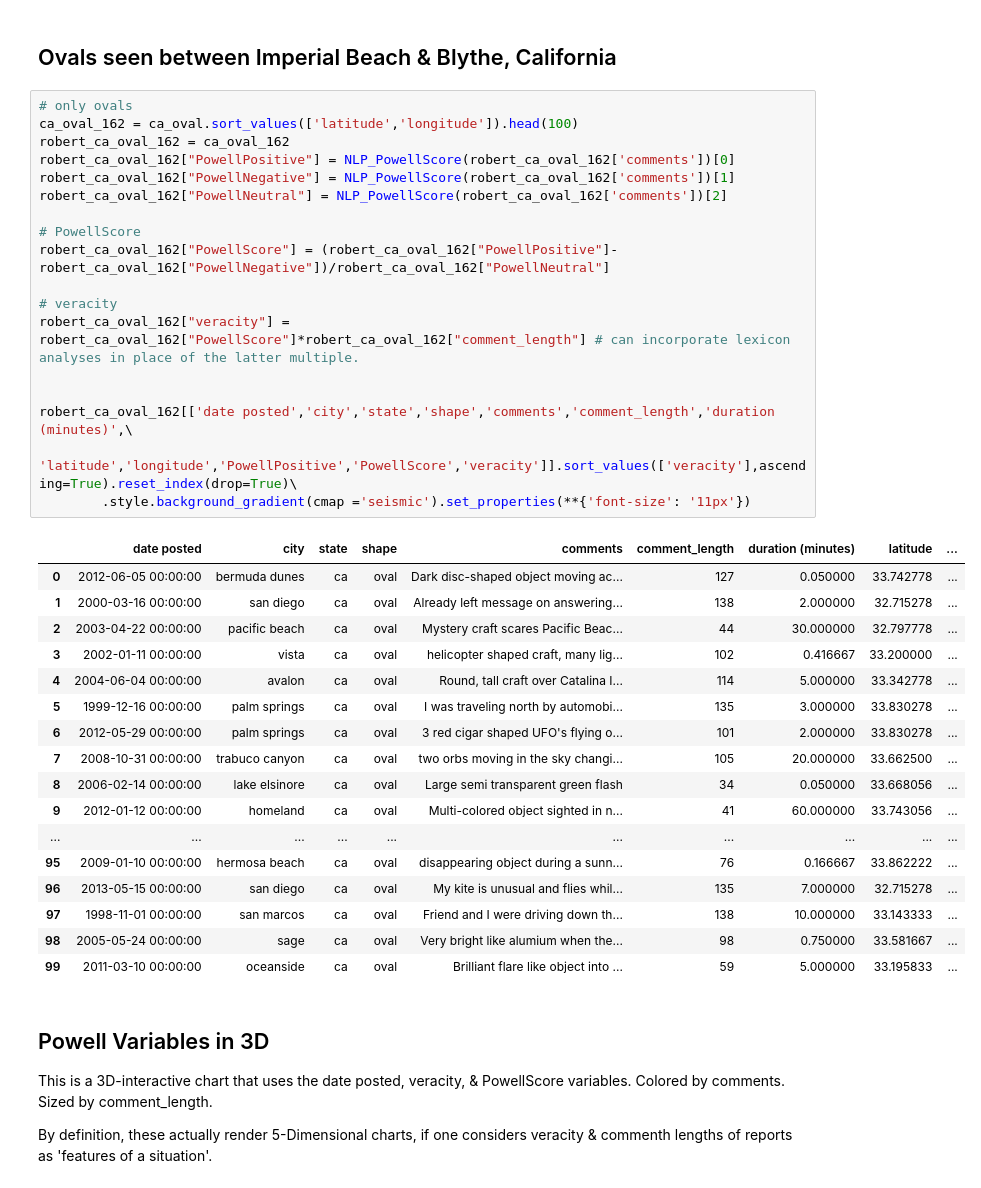
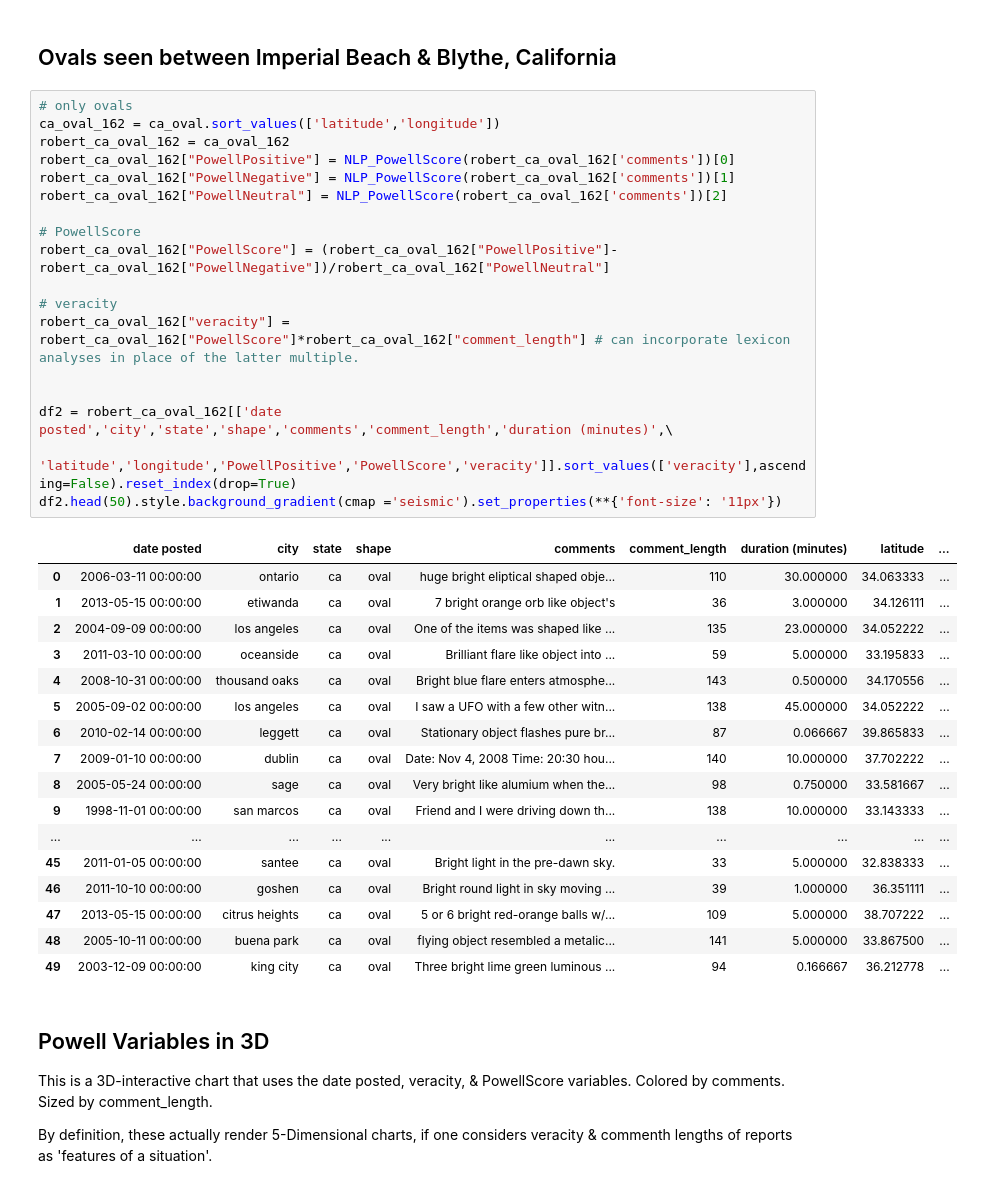
Before and after one commit to DaScient/UACP, a Jupyter notebook: uacp-defining-powellscore-veracity-variables.ipynb, the cells around one changed output. Drawn from its saved outputs; the diff is of its cells as text.

```diff
--- a/uacp-defining-powellscore-veracity-variables.ipynb
+++ b/uacp-defining-powellscore-veracity-variables.ipynb
@@ -225,40 +200,40 @@ robert[['date posted','city','state','shape','duration (minutes)',\
 ## Ovals seen between Imperial Beach & Blythe, California
 # %%
 # only ovals
-ca_oval_162 = ca_oval.sort_values(['latitude','longitude']).head(100)
+ca_oval_162 = ca_oval.sort_values(['latitude','longitude'])
 robert_ca_oval_162 = ca_oval_162
 robert_ca_oval_162["PowellPositive"] = NLP_PowellScore(robert_ca_oval_162['comments'])[0]
 robert_ca_oval_162["PowellNegative"] = NLP_PowellScore(robert_ca_oval_162['comments'])[1]
 robert_ca_oval_162["PowellNeutral"] = NLP_PowellScore(robert_ca_oval_162['comments'])[2]
 
 # PowellScore
 robert_ca_oval_162["PowellScore"] = (robert_ca_oval_162["PowellPositive"]-robert_ca_oval_162["PowellNegative"])/robert_ca_oval_162["PowellNeutral"]
 
 # veracity
 robert_ca_oval_162["veracity"] = robert_ca_oval_162["PowellScore"]*robert_ca_oval_162["comment_length"] # can incorporate lexicon analyses in place of the latter multiple.
 
 
-robert_ca_oval_162[['date posted','city','state','shape','comments','comment_length','duration (minutes)',\
-        'latitude','longitude','PowellPositive','PowellScore','veracity']].sort_values(['veracity'],ascending=True).reset_index(drop=True)\
-        .style.background_gradient(cmap ='seismic').set_properties(**{'font-size': '11px'})
+df2 = robert_ca_oval_162[['date posted','city','state','shape','comments','comment_length','duration (minutes)',\
+        'latitude','longitude','PowellPositive','PowellScore','veracity']].sort_values(['veracity'],ascending=False).reset_index(drop=True)
+df2.head(50).style.background_gradient(cmap ='seismic').set_properties(**{'font-size': '11px'})
 # %% [output]
 |  | date posted | city | state | shape | comments | comment_length | duration (minutes) | latitude | ... |
-| 0 | 2012-06-05 00:00:00 | bermuda dunes | ca | oval | Dark disc-shaped object moving ac... | 127 | 0.050000 | 33.742778 | ... |
-| 1 | 2000-03-16 00:00:00 | san diego | ca | oval | Already left message on answering... | 138 | 2.000000 | 32.715278 | ... |
-| 2 | 2003-04-22 00:00:00 | pacific beach | ca | oval | Mystery craft scares Pacific Beac... | 44 | 30.000000 | 32.797778 | ... |
-| 3 | 2002-01-11 00:00:00 | vista | ca | oval | helicopter shaped craft, many lig... | 102 | 0.416667 | 33.200000 | ... |
-| 4 | 2004-06-04 00:00:00 | avalon | ca | oval | Round, tall craft over Catalina I... | 114 | 5.000000 | 33.342778 | ... |
-| 5 | 1999-12-16 00:00:00 | palm springs | ca | oval | I was traveling north by automobi... | 135 | 3.000000 | 33.830278 | ... |
-| 6 | 2012-05-29 00:00:00 | palm springs | ca | oval | 3 red cigar shaped UFO's flying o... | 101 | 2.000000 | 33.830278 | ... |
-| 7 | 2008-10-31 00:00:00 | trabuco canyon | ca | oval | two orbs moving in the sky changi... | 105 | 20.000000 | 33.662500 | ... |
-| 8 | 2006-02-14 00:00:00 | lake elsinore | ca | oval | Large semi transparent green flash | 34 | 0.050000 | 33.668056 | ... |
-| 9 | 2012-01-12 00:00:00 | homeland | ca | oval | Multi-colored object sighted in n... | 41 | 60.000000 | 33.743056 | ... |
+| 0 | 2006-03-11 00:00:00 | ontario | ca | oval | huge bright eliptical shaped obje... | 110 | 30.000000 | 34.063333 | ... |
+| 1 | 2013-05-15 00:00:00 | etiwanda | ca | oval | 7 bright orange orb like object's | 36 | 3.000000 | 34.126111 | ... |
+| 2 | 2004-09-09 00:00:00 | los angeles | ca | oval | One of the items was shaped like ... | 135 | 23.000000 | 34.052222 | ... |
+| 3 | 2011-03-10 00:00:00 | oceanside | ca | oval | Brilliant flare like object into ... | 59 | 5.000000 | 33.195833 | ... |
+| 4 | 2008-10-31 00:00:00 | thousand oaks | ca | oval | Bright blue flare enters atmosphe... | 143 | 0.500000 | 34.170556 | ... |
+| 5 | 2005-09-02 00:00:00 | los angeles | ca | oval | I saw a UFO with a few other witn... | 138 | 45.000000 | 34.052222 | ... |
+| 6 | 2010-02-14 00:00:00 | leggett | ca | oval | Stationary object flashes pure br... | 87 | 0.066667 | 39.865833 | ... |
+| 7 | 2009-01-10 00:00:00 | dublin | ca | oval | Date: Nov 4, 2008 Time: 20:30 hou... | 140 | 10.000000 | 37.702222 | ... |
+| 8 | 2005-05-24 00:00:00 | sage | ca | oval | Very bright like alumium when the... | 98 | 0.750000 | 33.581667 | ... |
+| 9 | 1998-11-01 00:00:00 | san marcos | ca | oval | Friend and I were driving down th... | 138 | 10.000000 | 33.143333 | ... |
 | ... | ... | ... | ... | ... | ... | ... | ... | ... | ... |
-| 95 | 2009-01-10 00:00:00 | hermosa beach | ca | oval | disappearing object during a sunn... | 76 | 0.166667 | 33.862222 | ... |
-| 96 | 2013-05-15 00:00:00 | san diego | ca | oval | My kite is unusual and flies whil... | 135 | 7.000000 | 32.715278 | ... |
-| 97 | 1998-11-01 00:00:00 | san marcos | ca | oval | Friend and I were driving down th... | 138 | 10.000000 | 33.143333 | ... |
-| 98 | 2005-05-24 00:00:00 | sage | ca | oval | Very bright like alumium when the... | 98 | 0.750000 | 33.581667 | ... |
-| 99 | 2011-03-10 00:00:00 | oceanside | ca | oval | Brilliant flare like object into ... | 59 | 5.000000 | 33.195833 | ... |
+| 45 | 2011-01-05 00:00:00 | santee | ca | oval | Bright light in the pre-dawn sky. | 33 | 5.000000 | 32.838333 | ... |
+| 46 | 2011-10-10 00:00:00 | goshen | ca | oval | Bright round light in sky moving ... | 39 | 1.000000 | 36.351111 | ... |
+| 47 | 2013-05-15 00:00:00 | citrus heights | ca | oval | 5 or 6 bright red-orange balls w/... | 109 | 5.000000 | 38.707222 | ... |
+| 48 | 2005-10-11 00:00:00 | buena park | ca | oval | flying object resembled a metalic... | 141 | 5.000000 | 33.867500 | ... |
+| 49 | 2003-12-09 00:00:00 | king city | ca | oval | Three bright lime green luminous ... | 94 | 0.166667 | 36.212778 | ... |
 # %% [markdown]
 ## Powell Variables in 3D
 This is a 3D-interactive chart that uses the date posted, veracity, & PowellScore variables. Colored by comments. Sized by comment_length.
```
Also changed, not shown: parts of 19 cells of this notebook.
